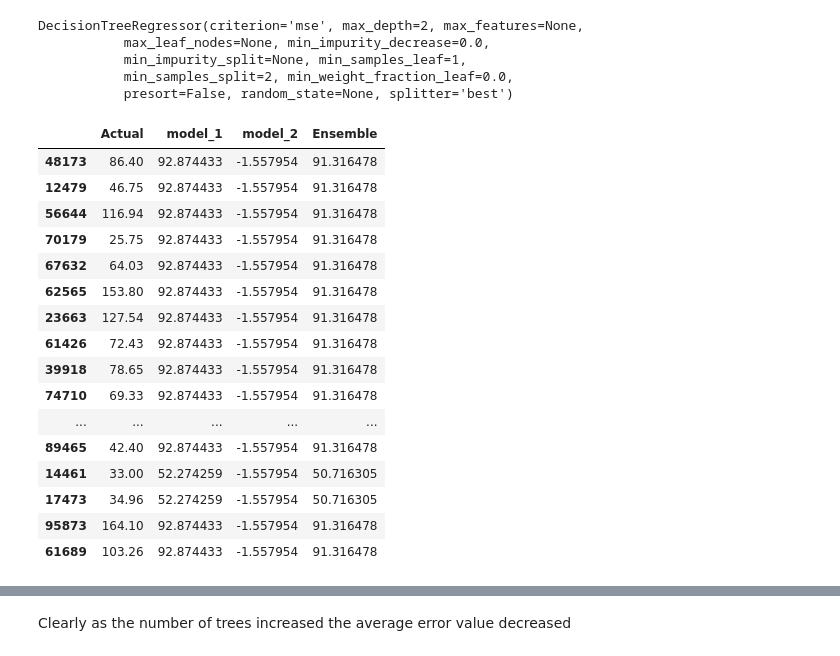
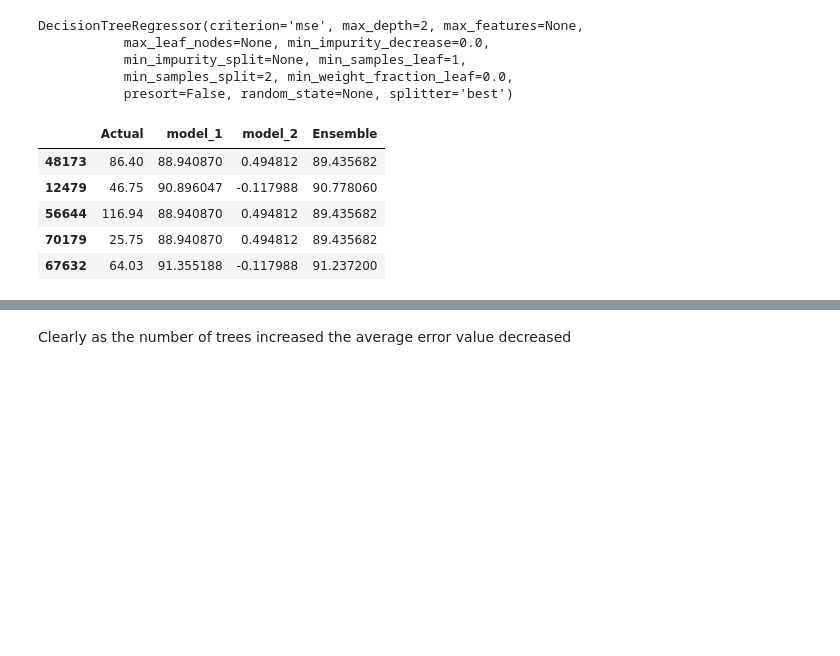
Before and after one commit to saigurram/Customer-Lifetime-Value-Prediction, a Jupyter notebook: CLTV Model.ipynb, the cells around one changed output, grey strips where cells are left out. Saved outputs shown, nothing was run; the diff lists cells and outputs as text; code cells hidden in the pictures; blank space fills up the shorter version.

```diff
--- a/CLTV Model.ipynb
+++ b/CLTV Model.ipynb
@@ -431,3 +433,3 @@ merged.head(2)
 # %%
 #Removing few features
-tree = merged.drop(['order_item','index','order_id','order_item_id','customer_id','order_purchase_timestamp','customer_unique_id','Month','First_Month','firstpurchasedate'],axis = 1)
+decision_tree = merged.drop(['product_category','Recency','order_item','order_id','order_item_id','customer_id','order_purchase_timestamp','customer_unique_id','Month','First_Month','firstpurchasedate'],axis = 1)
@@ -434,6 +446,9 @@ tree = merged.drop(['order_item','index','order_id','order_item_id','customer_id
 # %%
 #converting all categorical features into numeric
-tree = pd.get_dummies(tree,drop_first = True)
+tree = pd.get_dummies(decision_tree,drop_first = True)
+# %%
+#renaming column names according to their properties
+tree = tree.rename(columns = {'RecencyCluster_1':'Less_Recent','RecencyCluster_2':'Recent','RecencyCluster_3':'Old'})
 # %%
 # Split Train/Test Set
 Tree_train, Tree_test, rev_train, rev_test = train_test_split(tree.drop(["Revenue"], axis=1), tree["Revenue"],random_state=10, test_size=0.25)
@@ -485,33 +491,22 @@ y_pred = sum(tree.predict(Tree_train) for tree in (tree_reg, tree_reg2))
 #creating empty dataframe
 pred  = pd.DataFrame()
 # %%
-pred['Actual'] = rev_train[0:20]
+pred['Actual'] = rev_train[:5]
 # %%
 # Create dataframe of all predictions
-pred['model_1'] = tree_reg.predict(Tree_train)[0:20]
-pred['model_2'] = tree_reg2.predict(Tree_train)[0:20]
-pred['Ensemble'] =y_pred[0:20]
+pred['model_1'] = tree_reg.predict(Tree_train)[:5]
+pred['model_2'] = tree_reg2.predict(Tree_train)[:5]
+pred['Ensemble'] =y_pred[:5]
 
 # Display predictions
 pred
 # %% [output]
 |  | Actual | model_1 | model_2 | Ensemble |
-| 48173 | 86.40 | 92.874433 | -1.557954 | 91.316478 |
-| 12479 | 46.75 | 92.874433 | -1.557954 | 91.316478 |
-| 56644 | 116.94 | 92.874433 | -1.557954 | 91.316478 |
-| 70179 | 25.75 | 92.874433 | -1.557954 | 91.316478 |
-| 67632 | 64.03 | 92.874433 | -1.557954 | 91.316478 |
-| 62565 | 153.80 | 92.874433 | -1.557954 | 91.316478 |
-| 23663 | 127.54 | 92.874433 | -1.557954 | 91.316478 |
-| 61426 | 72.43 | 92.874433 | -1.557954 | 91.316478 |
-| 39918 | 78.65 | 92.874433 | -1.557954 | 91.316478 |
-| 74710 | 69.33 | 92.874433 | -1.557954 | 91.316478 |
-| ... | ... | ... | ... | ... |
-| 89465 | 42.40 | 92.874433 | -1.557954 | 91.316478 |
-| 14461 | 33.00 | 52.274259 | -1.557954 | 50.716305 |
-| 17473 | 34.96 | 52.274259 | -1.557954 | 50.716305 |
-| 95873 | 164.10 | 92.874433 | -1.557954 | 91.316478 |
-| 61689 | 103.26 | 92.874433 | -1.557954 | 91.316478 |
+| 48173 | 86.40 | 88.940870 | 0.494812 | 89.435682 |
+| 12479 | 46.75 | 90.896047 | -0.117988 | 90.778060 |
+| 56644 | 116.94 | 88.940870 | 0.494812 | 89.435682 |
+| 70179 | 25.75 | 88.940870 | 0.494812 | 89.435682 |
+| 67632 | 64.03 | 91.355188 | -0.117988 | 91.237200 |
 # %%
 #creating a dataframe to observe the error for various tree's
 errors = []
```
Also changed, not shown: parts of 62 cells of this notebook.
